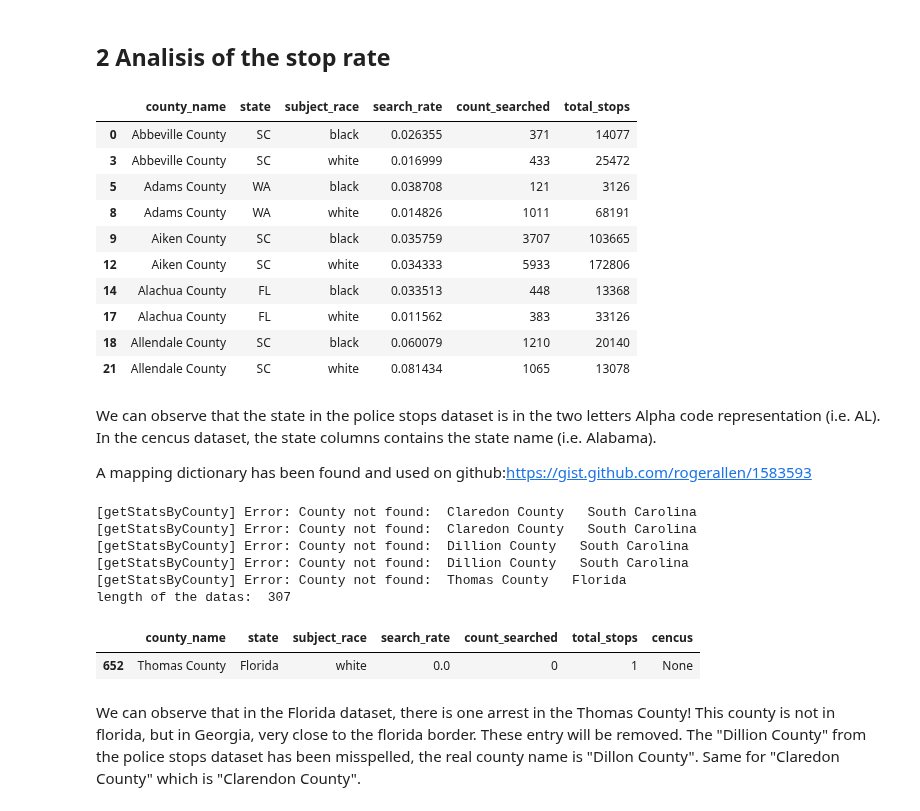
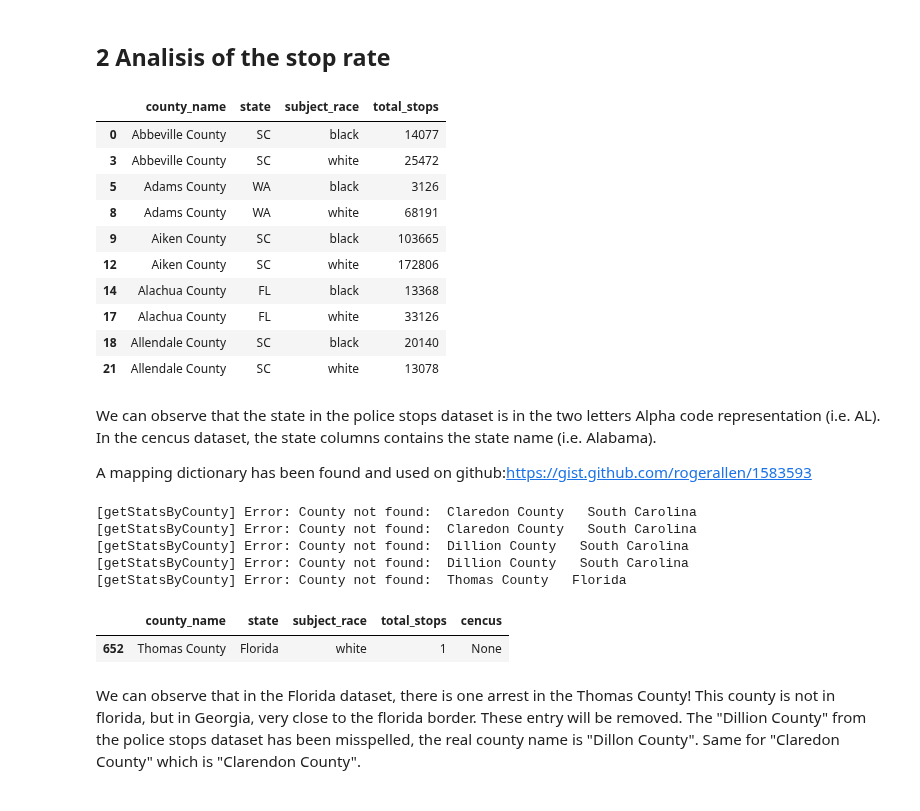
Before and after one commit to epfl-ada/ada-2020-project-milestone-p3-p3_adahn, a Jupyter notebook: Cencus Dataset.ipynb, the cells around one changed output. Saved outputs shown, nothing was run; the diff lists cells and outputs as text; code cells hidden in the pictures.

```diff
--- a/Cencus Dataset.ipynb
+++ b/Cencus Dataset.ipynb
@@ -114,21 +114,23 @@ getStatsByCounty('new york', '', df)
 # %%
 data = pd.read_csv('data/search_rates.csv', low_memory=False)
 
 # Keep only black/white subject_race
 data = data[(data['subject_race'] == 'white') | (data['subject_race'] == 'black')]
+del data['search_rate']
+del data['count_searched']
 data.head(10)
 # %% [output]
-|  | county_name | state | subject_race | search_rate | count_searched | total_stops |
-| 0 | Abbeville County | SC | black | 0.026355 | 371 | 14077 |
-| 3 | Abbeville County | SC | white | 0.016999 | 433 | 25472 |
-| 5 | Adams County | WA | black | 0.038708 | 121 | 3126 |
-| 8 | Adams County | WA | white | 0.014826 | 1011 | 68191 |
-| 9 | Aiken County | SC | black | 0.035759 | 3707 | 103665 |
-| 12 | Aiken County | SC | white | 0.034333 | 5933 | 172806 |
-| 14 | Alachua County | FL | black | 0.033513 | 448 | 13368 |
-| 17 | Alachua County | FL | white | 0.011562 | 383 | 33126 |
-| 18 | Allendale County | SC | black | 0.060079 | 1210 | 20140 |
-| 21 | Allendale County | SC | white | 0.081434 | 1065 | 13078 |
+|  | county_name | state | subject_race | total_stops |
+| 0 | Abbeville County | SC | black | 14077 |
+| 3 | Abbeville County | SC | white | 25472 |
+| 5 | Adams County | WA | black | 3126 |
+| 8 | Adams County | WA | white | 68191 |
+| 9 | Aiken County | SC | black | 103665 |
+| 12 | Aiken County | SC | white | 172806 |
+| 14 | Alachua County | FL | black | 13368 |
+| 17 | Alachua County | FL | white | 33126 |
+| 18 | Allendale County | SC | black | 20140 |
+| 21 | Allendale County | SC | white | 13078 |
 # %% [markdown]
 We can observe that the state in the police stops dataset is in the two letters Alpha code representation (i.e. AL). In the cencus dataset, the state columns contains the state name (i.e. Alabama).
 
@@ -202,8 +204,7 @@ data_states_mapped['state'] = data['state'].map(abbrev_us_state)
 # Create the cencus column for the cencus datas
 data_states_mapped['cencus'] = data_states_mapped.apply(lambda x: getStatsByCounty(x['county_name'], x['state'], df), axis=1)
 
-print("length of the datas: ", len(data_states_mapped))
-
+# Display Thomas County state
 data_states_mapped[data_states_mapped['county_name'] == 'Thomas County']
 # %% [output]
 [getStatsByCounty] Error: County not found:  Claredon County   South Carolina
@@ -211,9 +212,8 @@ data_states_mapped[data_states_mapped['county_name'] == 'Thomas County']
 [getStatsByCounty] Error: County not found:  Dillion County   South Carolina
 [getStatsByCounty] Error: County not found:  Dillion County   South Carolina
 [getStatsByCounty] Error: County not found:  Thomas County   Florida
-length of the datas:  307
-|  | county_name | state | subject_race | search_rate | count_searched | total_stops | cencus |
-| 652 | Thomas County | Florida | white | 0.0 | 0 | 1 | None |
+|  | county_name | state | subject_race | total_stops | cencus |
+| 652 | Thomas County | Florida | white | 1 | None |
 # %% [markdown]
 We can observe that in the Florida dataset, there is one arrest in the Thomas County! This county is not in florida, but in Georgia, very close to the florida border. These entry will be removed.
 The "Dillion County" from the police stops dataset has been misspelled, the real county name is "Dillon County". Same for "Claredon County" which is "Clarendon County".
```
Also changed, not shown: parts of 7 cells of this notebook.
